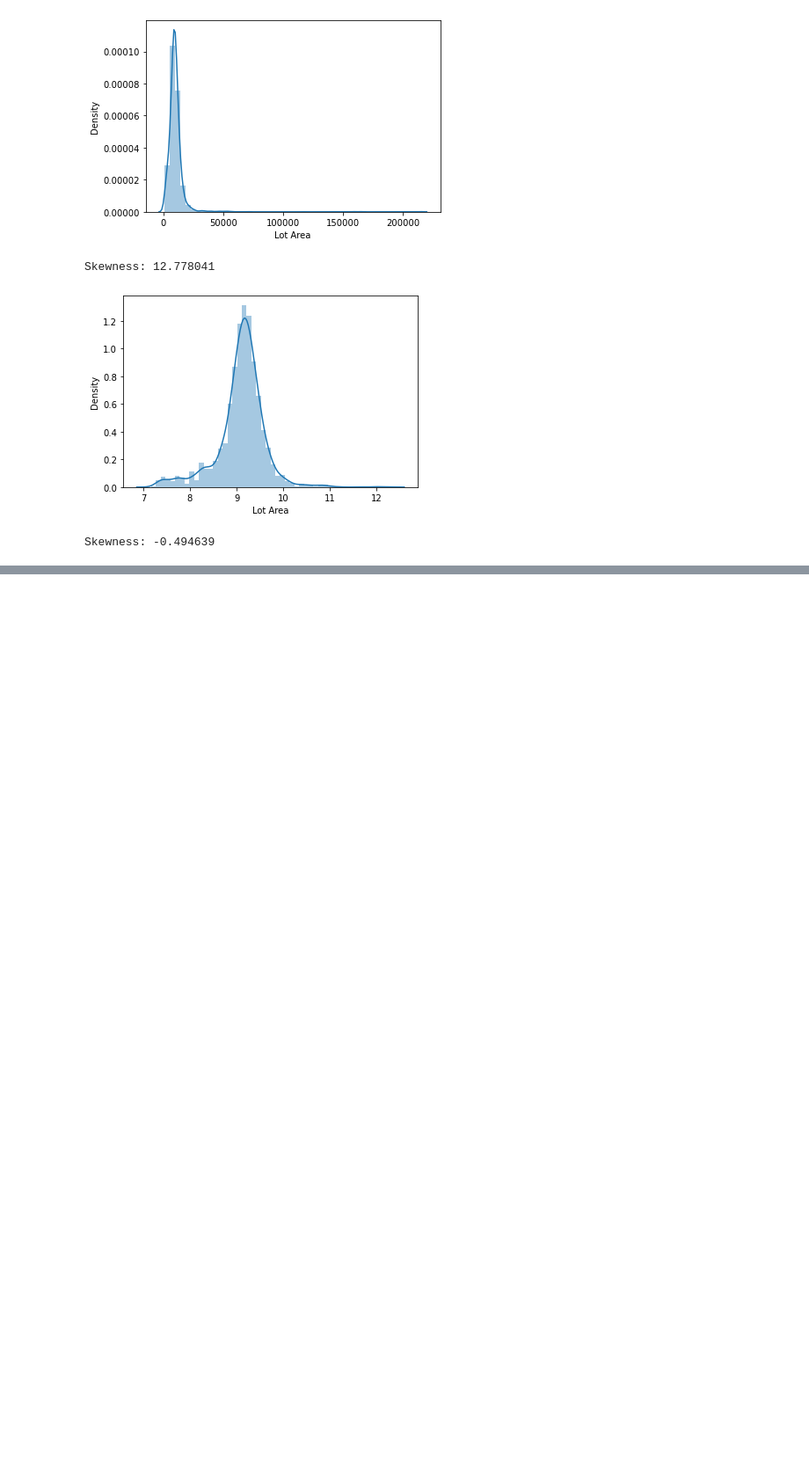
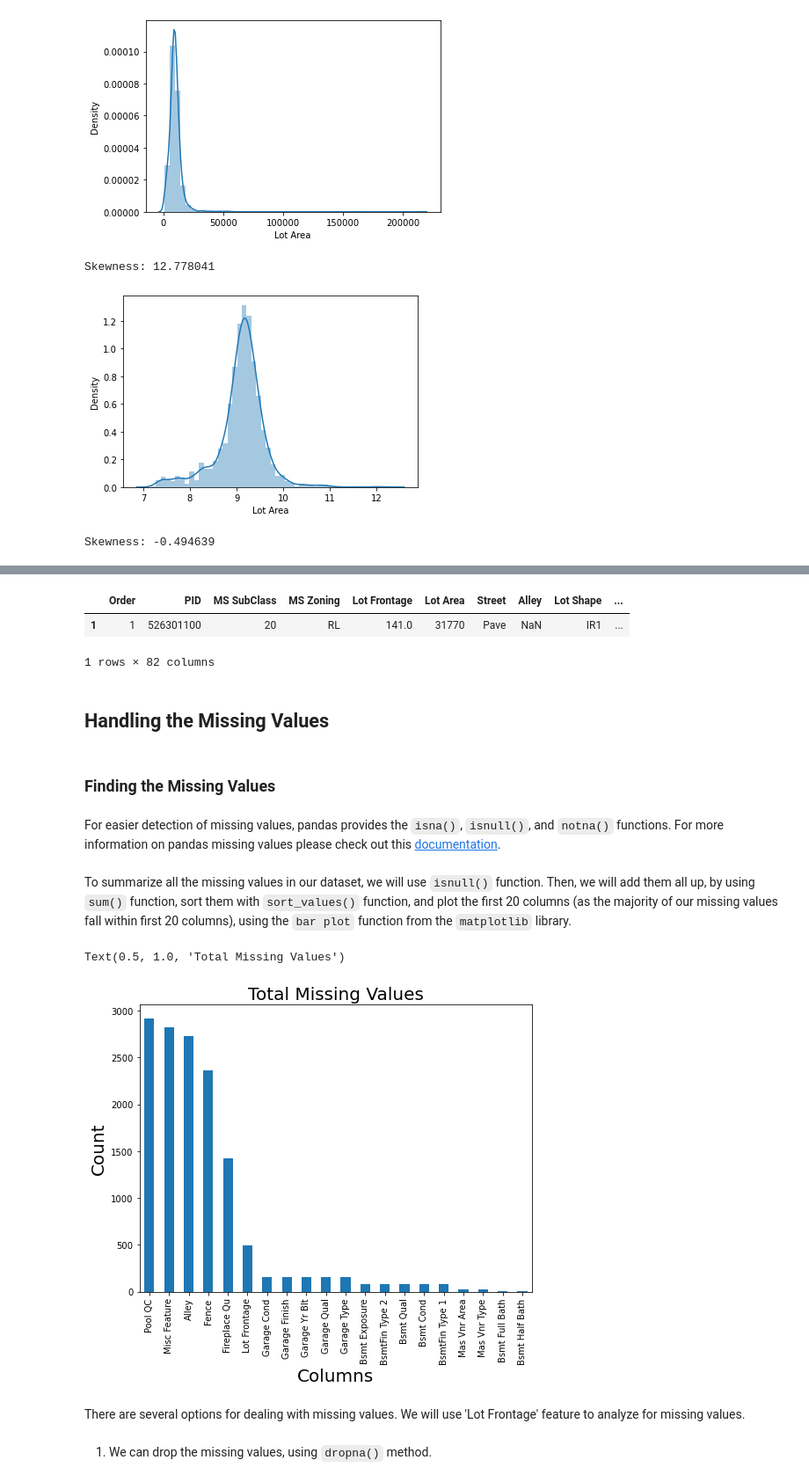
Before and after one commit to xxy1226/ML-Exercises, a Jupyter notebook: Coursera-IBM/IBM - 01 Exploratory Data Analysis for Machine Learning/02Data_Cleaning_Lab.ipynb, the cells around one changed output, grey strips where cells are left out. Shown: that part at 88% size. Saved outputs shown, nothing was run; the diff lists cells and outputs as text; code cells hidden in the pictures; blank space fills up the shorter version.

```diff
--- a/Coursera-IBM/IBM - 01 Exploratory Data Analysis for Machine Learning/02Data_Cleaning_Lab.ipynb
+++ b/Coursera-IBM/IBM - 01 Exploratory Data Analysis for Machine Learning/02Data_Cleaning_Lab.ipynb
@@ -219,0 +260,31 @@ Skewness: -0.494639
+# %%
+# Enter your code and run the cell
+od_duplicated = housing[housing.duplicated(['Order'])]
+od_duplicated
+# %% [output]
+|  | Order | PID | MS SubClass | MS Zoning | Lot Frontage | Lot Area | Street | Alley | Lot Shape | ... |
+| 1 | 1 | 526301100 | 20 | RL | 141.0 | 31770 | Pave | NaN | IR1 | ... |
+1 rows × 82 columns
+# %% [markdown]
+## **Handling the Missing Values**
+# %% [markdown]
+### Finding the Missing Values
+# %% [markdown]
+For easier detection of missing values, pandas provides the `isna()`, `isnull()`, and `notna()` functions. For more information on pandas missing values please check out this [documentation](https://pandas.pydata.org/pandas-docs/stable/user_guide/missing_data.html?utm_medium=Exinfluencer&utm_source=Exinfluencer&utm_content=000026UJ&utm_term=10006555&utm_id=NA-SkillsNetwork-Channel-SkillsNetworkCoursesIBMML0232ENSkillsNetwork30654641-2022-01-01).
+# %% [markdown]
+To summarize all the missing values in our dataset, we will use `isnull()` function. Then, we will add them all up, by using `sum()` function, sort them with `sort_values()` function, and plot the first 20 columns (as the majority of our missing values fall within first 20 columns), using the `bar plot` function from the `matplotlib` library.
+# %%
+total = housing.isnull().sum().sort_values(ascending=False)
+total_select = total.head(20)
+total_select.plot(kind="bar", figsize = (8,6), fontsize = 10)
+
+plt.xlabel("Columns", fontsize = 20)
+plt.ylabel("Count", fontsize = 20)
+plt.title("Total Missing Values", fontsize = 20)
+# %% [output]
+Text(0.5, 1.0, 'Total Missing Values')
+[figure, added]
+# %% [markdown]
+There are several options for dealing with missing values. We will use 'Lot Frontage' feature to analyze for missing values.
+# %% [markdown]
+1.  We can drop the missing values, using `dropna()` method.
```
Also changed, not shown: parts of 68 cells of this notebook, 2 other files.
